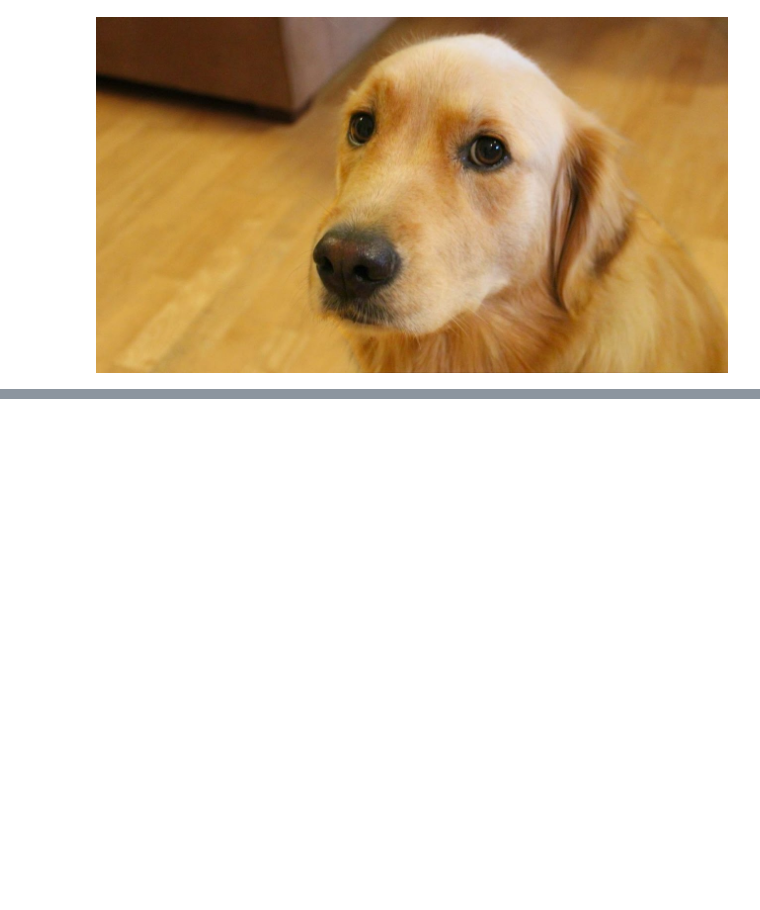
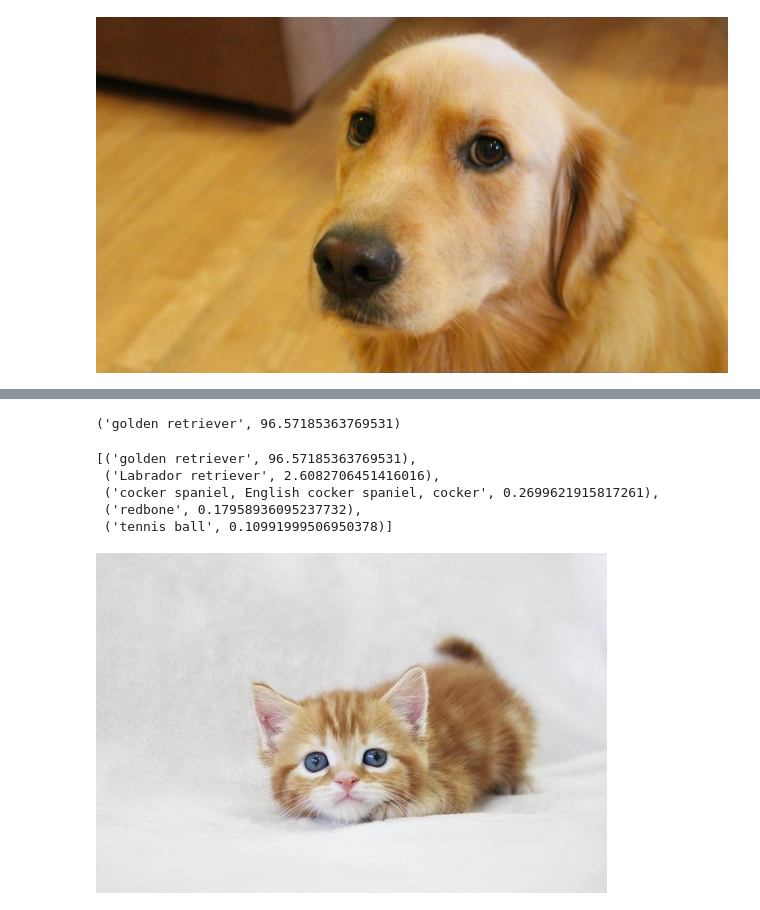
Before and after one commit to Data-Science-League/23_04_23_Forked-deep-learning-with-pytorch-ja, a Jupyter notebook: mika ezawa/ch2.ipynb, the cells around one changed output, grey strips where cells are left out. Cells and saved outputs as stored; diff of their text form; code cells hidden in the pictures; blank space fills up the shorter version.

```diff
--- a/mika ezawa/ch2.ipynb
+++ b/mika ezawa/ch2.ipynb
@@ -73,0 +119,20 @@ RuntimeError: Numpy is not available
+# %%
+percentage = torch.nn.functional.softmax(out, dim=1)[0] * 100
+labels[index[0]], percentage[index[0]].item()
+# %% [output]
+('golden retriever', 96.57185363769531)
+# %%
+_, indices = torch.sort(out, descending=True)
+[(labels[idx], percentage[idx].item()) for idx in indices[0][:5]]
+# %% [output]
+[('golden retriever', 96.57185363769531),
+ ('Labrador retriever', 2.6082706451416016),
+ ('cocker spaniel, English cocker spaniel, cocker', 0.2699621915817261),
+ ('redbone', 0.17958936095237732),
+ ('tennis ball', 0.10991999506950378)]
+# %%
+img_tmp = Image.open("mydata/f15da6cb7984cd43a6b9c3060b64675a_t.jpeg")
+# %%
+img_tmp
+# %% [output]
+[figure, added]
```
Also changed, not shown: parts of 14 cells of this notebook, 1 other file.
